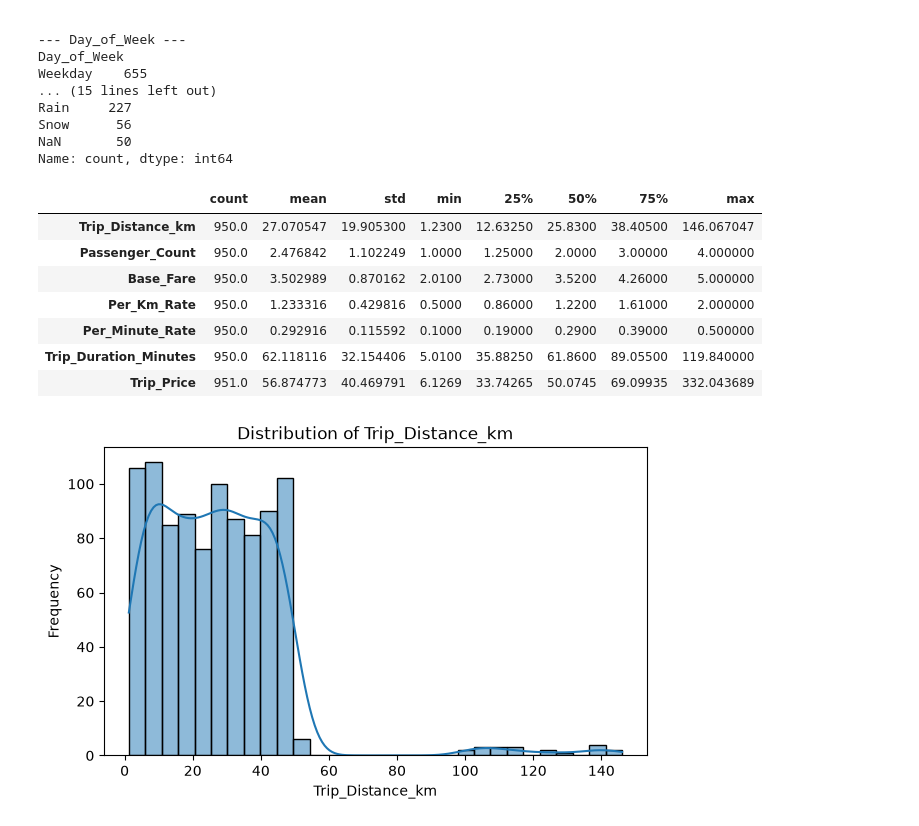
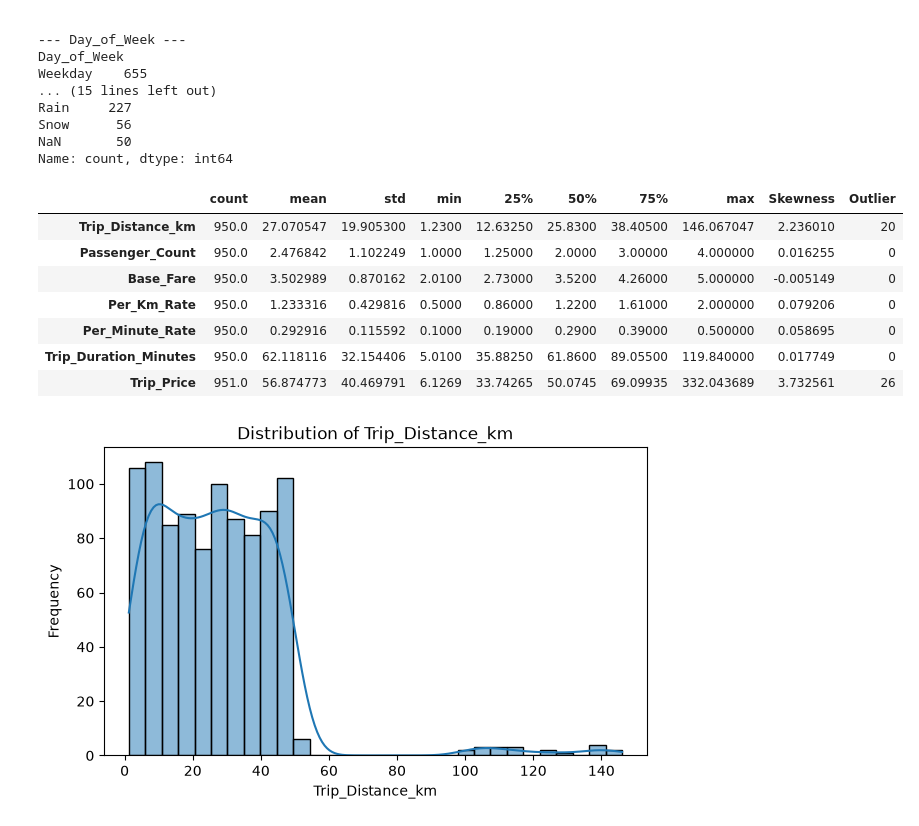
Before and after one commit to kurochan1901/115-1_Data-Analysis-and-Modeling, a Jupyter notebook: HW1/HW1.ipynb, the cells around one changed output. Cells and saved outputs as stored; diff of their text form; code cells hidden in the pictures.

Commit message:
find outlier

```diff
--- a/HW1/HW1.ipynb
+++ b/HW1/HW1.ipynb
@@ -105,17 +124,31 @@ Snow      56
 NaN       50
 Name: count, dtype: int64
 # %%
-
 #Descriptive statistics
 desc = df.describe().T
+
+#add skewness
+desc["Skewness"] = df.select_dtypes(include="number").skew()
+#add outlier
+outlier_counts = {}
+for col in df.select_dtypes(include="number").columns:
+    Q1 = df[col].quantile(0.25)
+    Q3 = df[col].quantile(0.75)
+    IQR = Q3 - Q1
+    lower_fence = Q1 - 1.5 * IQR
+    upper_fence = Q3 + 1.5 * IQR
+    outlier_counts[col] = ((df[col] < lower_fence) | (df[col] > upper_fence)).sum()
+desc["Outlier"] = pd.Series(outlier_counts)
+
+
 display(desc)
 # %% [output]
-|  | count | mean | std | min | 25% | 50% | 75% | max |
-| Trip_Distance_km | 950.0 | 27.070547 | 19.905300 | 1.2300 | 12.63250 | 25.8300 | 38.40500 | 146.067047 |
-| Passenger_Count | 950.0 | 2.476842 | 1.102249 | 1.0000 | 1.25000 | 2.0000 | 3.00000 | 4.000000 |
-| Base_Fare | 950.0 | 3.502989 | 0.870162 | 2.0100 | 2.73000 | 3.5200 | 4.26000 | 5.000000 |
-| Per_Km_Rate | 950.0 | 1.233316 | 0.429816 | 0.5000 | 0.86000 | 1.2200 | 1.61000 | 2.000000 |
-| Per_Minute_Rate | 950.0 | 0.292916 | 0.115592 | 0.1000 | 0.19000 | 0.2900 | 0.39000 | 0.500000 |
-| Trip_Duration_Minutes | 950.0 | 62.118116 | 32.154406 | 5.0100 | 35.88250 | 61.8600 | 89.05500 | 119.840000 |
-| Trip_Price | 951.0 | 56.874773 | 40.469791 | 6.1269 | 33.74265 | 50.0745 | 69.09935 | 332.043689 |
+|  | count | mean | std | min | 25% | 50% | 75% | max | Skewness | Outlier |
+| Trip_Distance_km | 950.0 | 27.070547 | 19.905300 | 1.2300 | 12.63250 | 25.8300 | 38.40500 | 146.067047 | 2.236010 | 20 |
+| Passenger_Count | 950.0 | 2.476842 | 1.102249 | 1.0000 | 1.25000 | 2.0000 | 3.00000 | 4.000000 | 0.016255 | 0 |
+| Base_Fare | 950.0 | 3.502989 | 0.870162 | 2.0100 | 2.73000 | 3.5200 | 4.26000 | 5.000000 | -0.005149 | 0 |
+| Per_Km_Rate | 950.0 | 1.233316 | 0.429816 | 0.5000 | 0.86000 | 1.2200 | 1.61000 | 2.000000 | 0.079206 | 0 |
+| Per_Minute_Rate | 950.0 | 0.292916 | 0.115592 | 0.1000 | 0.19000 | 0.2900 | 0.39000 | 0.500000 | 0.058695 | 0 |
+| Trip_Duration_Minutes | 950.0 | 62.118116 | 32.154406 | 5.0100 | 35.88250 | 61.8600 | 89.05500 | 119.840000 | 0.017749 | 0 |
+| Trip_Price | 951.0 | 56.874773 | 40.469791 | 6.1269 | 33.74265 | 50.0745 | 69.09935 | 332.043689 | 3.732561 | 26 |
 # %%
```
Also changed, not shown: parts of 6 cells of this notebook.
